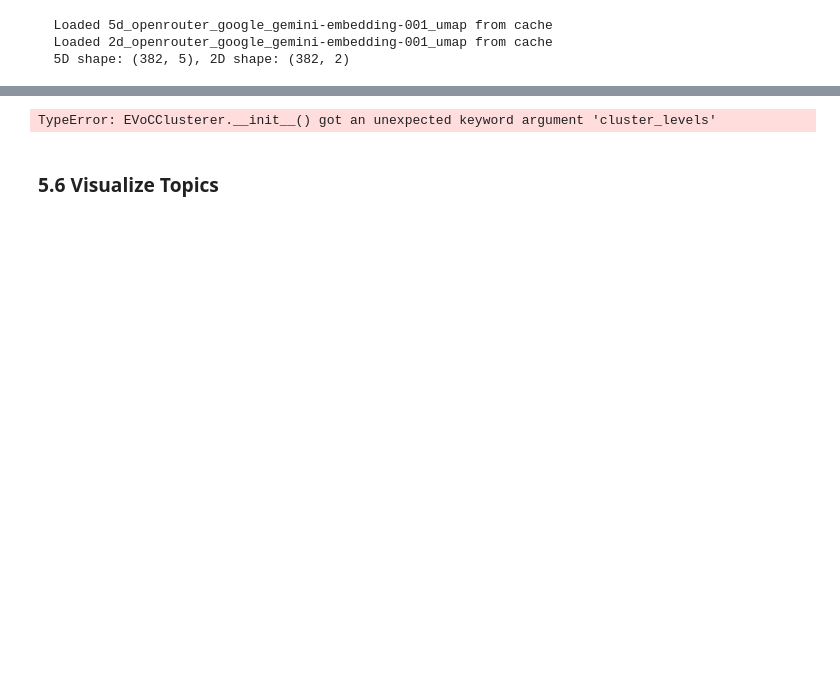
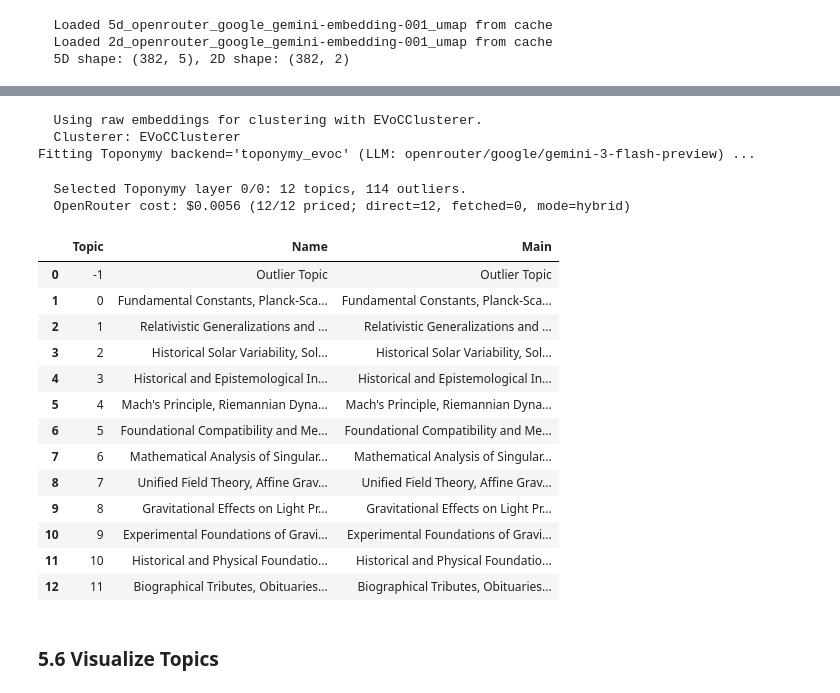
Before and after one commit to raphschlatt/ads-bib, a Jupyter notebook: pipeline.ipynb, the cells around one changed output, grey strips where cells are left out. Drawn from its saved outputs; the diff is of its cells as text; code cells hidden in the pictures; blank space fills up the shorter version.

```diff
--- a/pipeline.ipynb
+++ b/pipeline.ipynb
@@ -434,6 +478,25 @@ reduced_5d, reduced_2d = reduce_dimensions(
+# %%
+# --- TOPIC BACKEND + LLM LABELING ---
+TOPIC_BACKEND = "toponymy_evoc"  # 'bertopic', 'toponymy', 'toponymy_evoc'
+
+LLM_PROVIDER = "openrouter"
+LLM_MODEL = "google/gemini-3-flash-preview"
+LLM_API_KEY = os.getenv("OPENROUTER_API_KEY")
+
+PIPELINE_MODELS = ["POS", "KeyBERT", "MMR"]
+PARALLEL_MODELS = ["MMR", "POS", "KeyBERT"]
+
+TOPONYMY_EMBEDDING_MODEL = EMBEDDING_MODEL
+MIN_DF = 1 if (SAMPLE_SIZE and SAMPLE_SIZE < 1000) else 2
 # %%
 from ads_bib.topic_model import fit_bertopic, fit_toponymy, reduce_outliers, build_topic_dataframe
 import numpy as np
+
+selected_toponymy_cluster_params = (
+    TOPONYMY_EVOC_CLUSTER_PARAMS
+    if TOPIC_BACKEND == "toponymy_evoc"
+    else TOPONYMY_CLUSTER_PARAMS
+)
 
 if TOPIC_BACKEND == "bertopic":
     topic_model = fit_bertopic(
@@ -470,35 +533,53 @@ elif TOPIC_BACKEND in {"toponymy", "toponymy_evoc"}:
     topic_model, topics, topic_info = fit_toponymy(
         documents,
         embeddings,
         reduced_5d,
         backend=TOPIC_BACKEND,
         layer_index=TOPONYMY_LAYER_INDEX,
         llm_provider=LLM_PROVIDER,
         llm_model=LLM_MODEL,
         embedding_model=TOPONYMY_EMBEDDING_MODEL,
         api_key=LLM_API_KEY,
         openrouter_cost_mode=OPENROUTER_COST_MODE,
-        clusterer_params=TOPONYMY_CLUSTER_PARAMS,
+        clusterer_params=selected_toponymy_cluster_params,
         cost_tracker=tracker,
     )
 
 else:
     raise ValueError(
         f"Invalid TOPIC_BACKEND '{TOPIC_BACKEND}'. "
         "Use 'bertopic', 'toponymy', or 'toponymy_evoc'."
     )
 
 df = build_topic_dataframe(
     df,
     topic_model,
     topics,
     reduced_2d,
     embeddings,
     topic_info=topic_info,
 )
 topic_info
 # %% [output]
-TypeError: EVoCClusterer.__init__() got an unexpected keyword argument 'cluster_levels'
+  Using raw embeddings for clustering with EVoCClusterer.
+  Clusterer: EVoCClusterer
+Fitting Toponymy backend='toponymy_evoc' (LLM: openrouter/google/gemini-3-flash-preview) ...
+  Selected Toponymy layer 0/0: 12 topics, 114 outliers.
+  OpenRouter cost: $0.0056 (12/12 priced; direct=12, fetched=0, mode=hybrid)
+|  | Topic | Name | Main |
+| 0 | -1 | Outlier Topic | Outlier Topic |
+| 1 | 0 | Fundamental Constants, Planck-Sca... | Fundamental Constants, Planck-Sca... |
+| 2 | 1 | Relativistic Generalizations and ... | Relativistic Generalizations and ... |
+| 3 | 2 | Historical Solar Variability, Sol... | Historical Solar Variability, Sol... |
+| 4 | 3 | Historical and Epistemological In... | Historical and Epistemological In... |
+| 5 | 4 | Mach's Principle, Riemannian Dyna... | Mach's Principle, Riemannian Dyna... |
+| 6 | 5 | Foundational Compatibility and Me... | Foundational Compatibility and Me... |
+| 7 | 6 | Mathematical Analysis of Singular... | Mathematical Analysis of Singular... |
+| 8 | 7 | Unified Field Theory, Affine Grav... | Unified Field Theory, Affine Grav... |
+| 9 | 8 | Gravitational Effects on Light Pr... | Gravitational Effects on Light Pr... |
+| 10 | 9 | Experimental Foundations of Gravi... | Experimental Foundations of Gravi... |
+| 11 | 10 | Historical and Physical Foundatio... | Historical and Physical Foundatio... |
+| 12 | 11 | Biographical Tributes, Obituaries... | Biographical Tributes, Obituaries... |
 # %% [markdown]
 ### 5.6 Visualize Topics
 # %%
```
Also changed, not shown: parts of 28 cells of this notebook, 4 other files.
